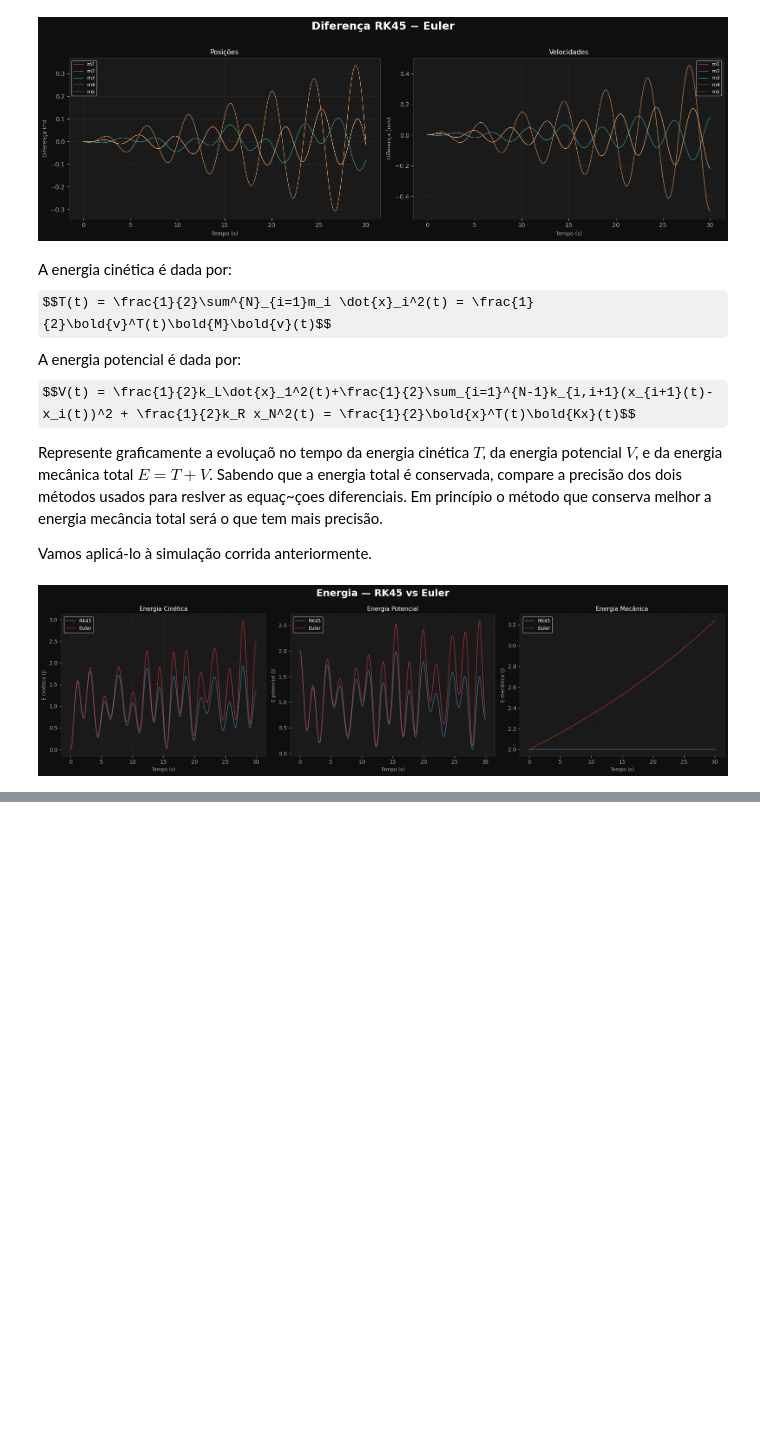
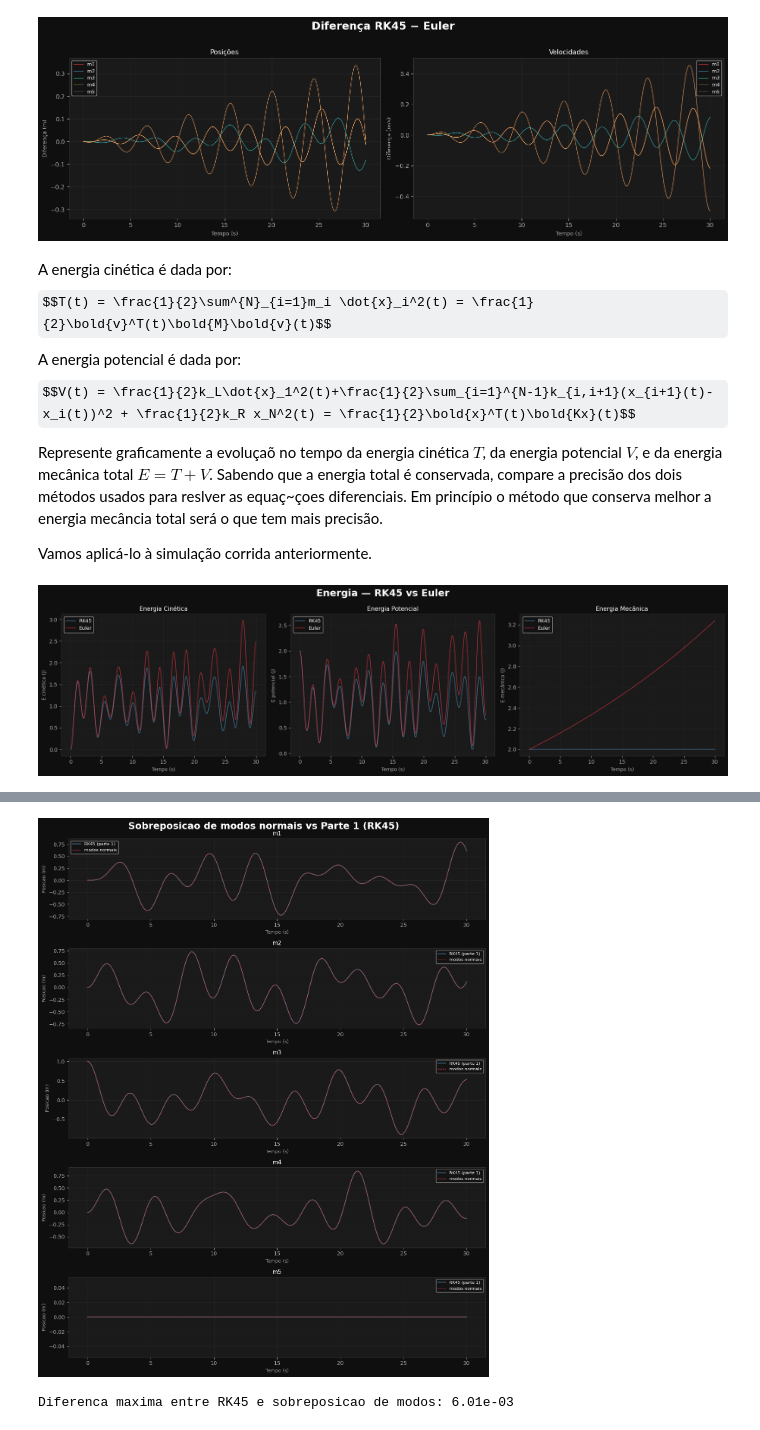
Before and after one commit to RoSerMar/Ising_Model, a Jupyter notebook: Osciladores/esqueleto.ipynb, the cells around one changed output, grey strips where cells are left out. Drawn from its saved outputs; the diff is of its cells as text; code cells hidden in the pictures; some formulas as TeX source; blank space fills up the shorter version.

```diff
--- a/Osciladores/esqueleto.ipynb
+++ b/Osciladores/esqueleto.ipynb
@@ -419,0 +510,55 @@ plt.show()
+# %%
+# Parte 3b - solucao por sobreposicao dos modos normais
+N = 5
+m_global = 1
+k_global, k_right, k_left = 1, 1, 1
+t_max = 30
+num_points = 3000
+
+x0 = np.zeros(N)
+x0[2] = 1          # so a massa do meio fora do equilibrio
+v0 = np.zeros(N)
+
+sistema = Coupled_Oscillators(N, m_global, k_global, k_left, k_right)
+omegas, modos = sistema.normal_modes()
+
+# solucao da parte 1 para comparar
+sol_t_np, sol_u_np, sol_t_euler, sol_u_euler = sistema.solve_coupled_system_linear(x0, v0, t_max, num_points)
+x_np = sol_u_np[:N, :]
+t = sol_t_np
+
+# reconstruir x(t) somando a contribuicao de cada modo
+x_modos = np.zeros((N, len(t)))
+for j in range(N):
+    eta = modos[:, j]
+    a = eta @ sistema.M @ x0            # coeficiente do cosseno
+    b = (eta @ sistema.M @ v0) / omegas[j]   # coeficiente do seno
+    temporal = a * np.cos(omegas[j] * t) + b * np.sin(omegas[j] * t)
+    x_modos += np.outer(eta, temporal)
+
+colors = ['#e63946', '#457b9d', '#2a9d8f', '#e9c46a', '#f4a261']
+
+fig, axes = plt.subplots(N, 1, figsize=(12, 15), facecolor='#0f0f0f')
+fig.suptitle('Sobreposicao de modos normais vs Parte 1 (RK45)', color='white', fontsize=18, fontweight='bold')
+
+for i in range(N):
+    ax = axes[i]
+    ax.set_facecolor('#1a1a1a')
+    ax.plot(t, x_np[i, :], color='#457b9d', label='RK45 (parte 1)', linewidth=1.3)
+    ax.plot(t, x_modos[i, :], color='#e63946', label='modos normais', linewidth=0.9, ls='--')
+    ax.set_title(f'm{i+1}', color='white', fontsize=11)
+    ax.set_xlabel('Tempo (s)', color='#aaaaaa', fontsize=9)
+    ax.set_ylabel('Posicao (m)', color='#aaaaaa', fontsize=9)
+    ax.tick_params(colors='#aaaaaa')
+    ax.spines[:].set_color('#333333')
+    ax.legend(fontsize=8, facecolor='#111111', labelcolor='white', framealpha=0.7)
+    ax.grid(True, color='#2a2a2a', linewidth=0.5)
+
+plt.tight_layout()
+plt.show()
+
+# diferenca maxima entre os dois metodos
+print(f"Diferenca maxima entre RK45 e sobreposicao de modos: {np.abs(x_np - x_modos).max():.2e}")
+# %% [output]
+[figure, added]
+Diferenca maxima entre RK45 e sobreposicao de modos: 6.01e-03
```
Also changed, not shown: parts of 4 cells of this notebook.
